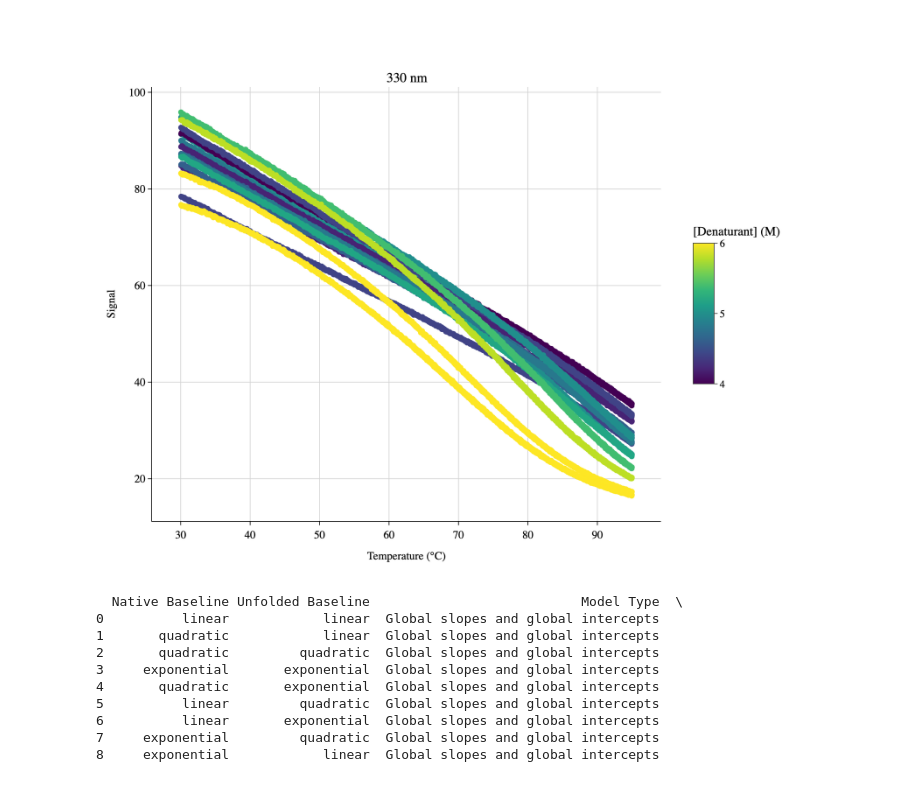
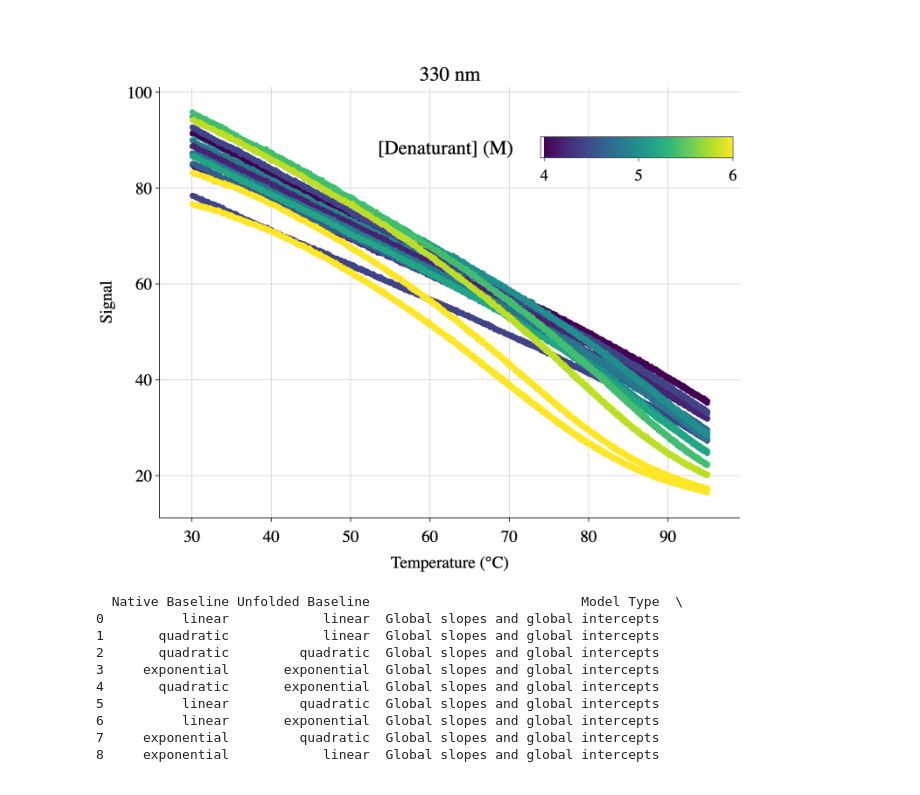
Before and after one commit to osvalB/pychemelt_analyses, a Jupyter notebook: notebooks/CheMelt_binders/0_G4B.ipynb, the cells around one changed output. Drawn from its saved outputs; the diff is of its cells as text; code cells hidden in the pictures.

Commit message:
change font size

```diff
--- a/notebooks/CheMelt_binders/0_G4B.ipynb
+++ b/notebooks/CheMelt_binders/0_G4B.ipynb
@@ -13,34 +13,44 @@ import sys
 sys.path.append('../')
 from scripts import display_figure_static, set_condition_indexes_to_false
 # %%
+
 INDEX = 0
 NAME = "G4B" # Name used in the manuscript
 
 # creating a Sample object for the storage and processing of the DSF data
 sample = Monomer()
 
 # reading the data
 sample.read_file(f'../../data/titer1.xlsx')
 
 sample.set_denaturant_concentrations()
 
 # Selecting conditions
 sample.set_signal(['330 nm'])#, '350 nm'])
 
 conditions = [True]*44
 # Index of the curves to be excluded from the analysis, starting from 1
 outliers_or_other_data = ["1","7-10","20","23-44"]
 
 conditions = set_condition_indexes_to_false(conditions,outliers_or_other_data)
 #using all curves except the curve without denaturant as in the paper
 sample.select_conditions(conditions,normalise_to_global_max=True)
 sample.set_temperature_range(30,95)
 
+plot_config = PlotConfig()
+plot_config.font_size = 24
+
+legend_config = LegendConfig()
+legend_config.color_bar_orientation = "h"
+legend_config.color_bar_length = 0.6
+legend_config.color_bar_x_pos = 0.7
+legend_config.color_bar_y_pos = 0.9
+
 #Plotting the selected signals against the temperature
-fig = plot_unfolding(sample)
+fig = plot_unfolding(sample,plot_config=plot_config,legend_config=legend_config)
 display_figure_static(fig,height=800, width=1000)
 # %% [output]
-[figure, old version]
+[figure, new version]
 # %%
 # Reducing the amount of data and preprocessing steps for a faster analysis
 sample.pre_fit = False
```
Also changed, not shown: parts of 2 cells of this notebook, 1 other file.
